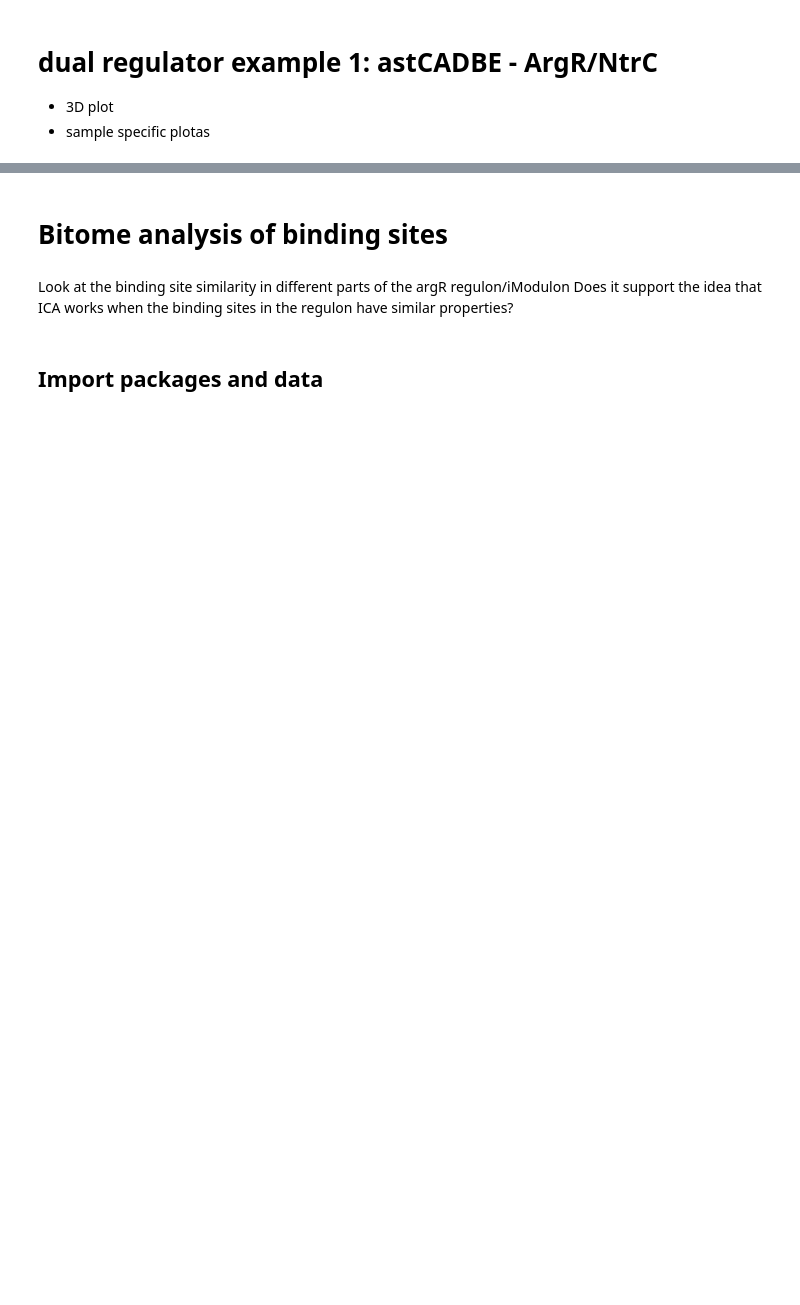
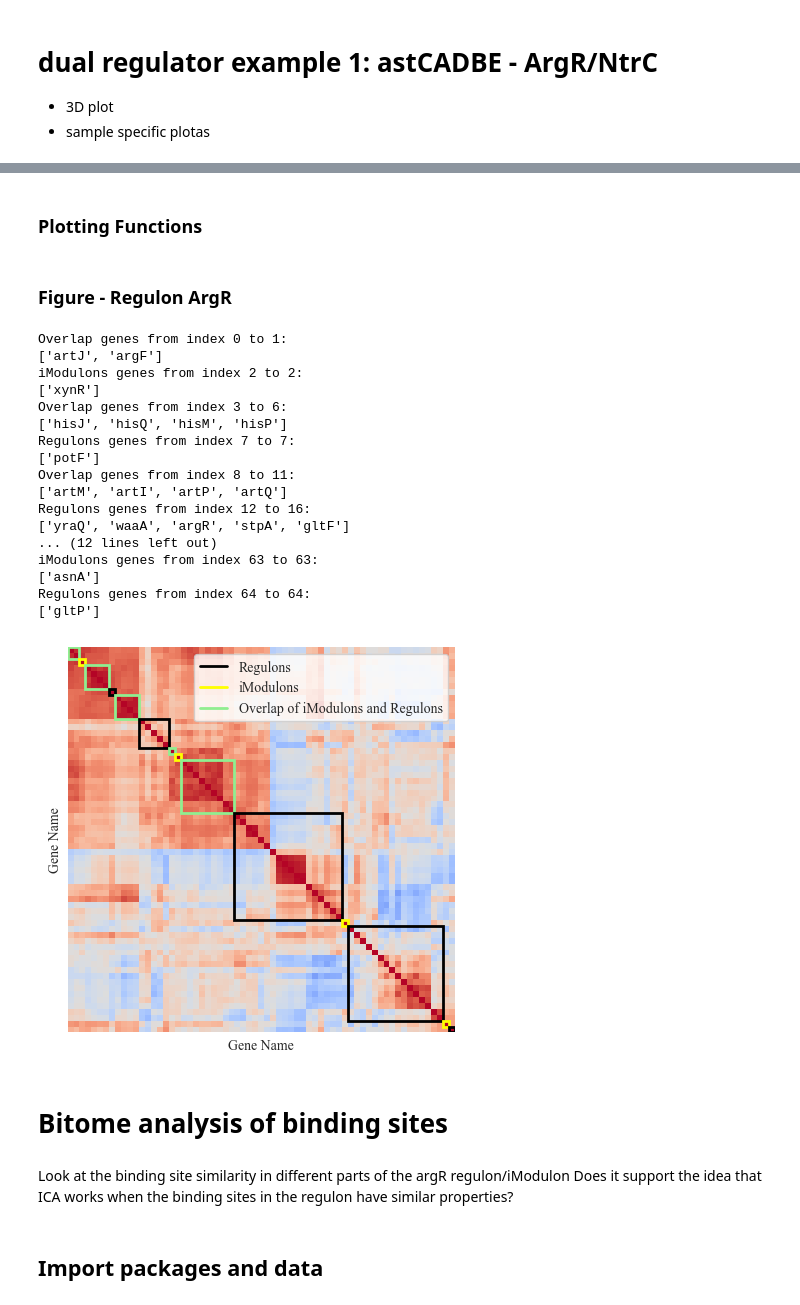
Before and after one commit to SBRG/Bacterial_TRN_Dominance_and_Independence, a Jupyter notebook: Figure_4_Regulon_Captured/Figure_4_ArgR.ipynb, the cells around one changed output, grey strips where cells are left out. Saved outputs shown, nothing was run; the diff lists cells and outputs as text; code cells hidden in the pictures; blank space fills up the shorter version.

```diff
--- a/Figure_4_Regulon_Captured/Figure_4_ArgR.ipynb
+++ b/Figure_4_Regulon_Captured/Figure_4_ArgR.ipynb
@@ -133,0 +171,8 @@ plt.show()
+# %%
+P1K_log_tpm_gene_name = map_accession_to_gene_name(P1K_log_tpm, biocyc_info)
+# %%
+P1K_Gene_Presence_Matrix_gene_name = map_accession_to_gene_name(P1K_Gene_Presence_Matrix, biocyc_info)
+# %%
+Regulon_DB_TRN_filtered = RegulonDB_TRN.loc[RegulonDB_TRN.index.intersection(P1K_log_tpm_gene_name.index)]
+# %% [markdown]
+### Plotting Functions
@@ -134,3 +373,28 @@ plt.show()
+# %% [markdown]
+### Figure - Regulon ArgR
+# %%
+ArgR_iM_Genes = get_genes_for_iM(P1K_Gene_Presence_Matrix_gene_name, 'Arginine')
+# %%
+plot_regulon_corr_heatmap_with_clustering('ArgR', Regulon_DB_TRN_filtered, P1K_log_tpm_gene_name, ArgR_iM_Genes, matrix = False, figure_size = (5,5))
+# %% [output]
+Overlap genes from index 0 to 1:
+['artJ', 'argF']
+iModulons genes from index 2 to 2:
+['xynR']
+Overlap genes from index 3 to 6:
+['hisJ', 'hisQ', 'hisM', 'hisP']
+Regulons genes from index 7 to 7:
+['potF']
+Overlap genes from index 8 to 11:
+['artM', 'artI', 'artP', 'artQ']
+Regulons genes from index 12 to 16:
+['yraQ', 'waaA', 'argR', 'stpA', 'gltF']
+... (12 lines left out)
+iModulons genes from index 63 to 63:
+['asnA']
+Regulons genes from index 64 to 64:
+['gltP']
+[figure, added]
 # %% [markdown]
 # Bitome analysis of binding sites
 # %% [markdown]
```
Also changed, not shown: parts of 32 cells of this notebook.
